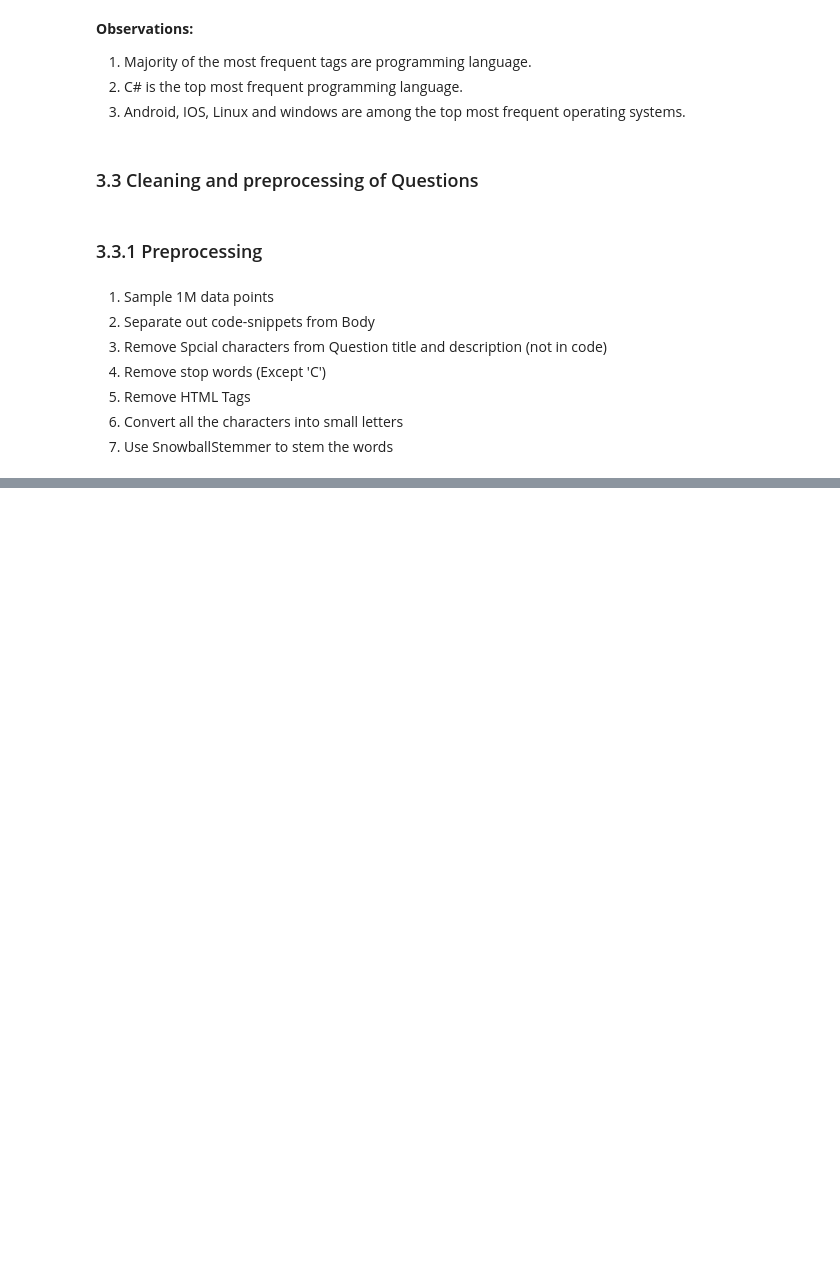
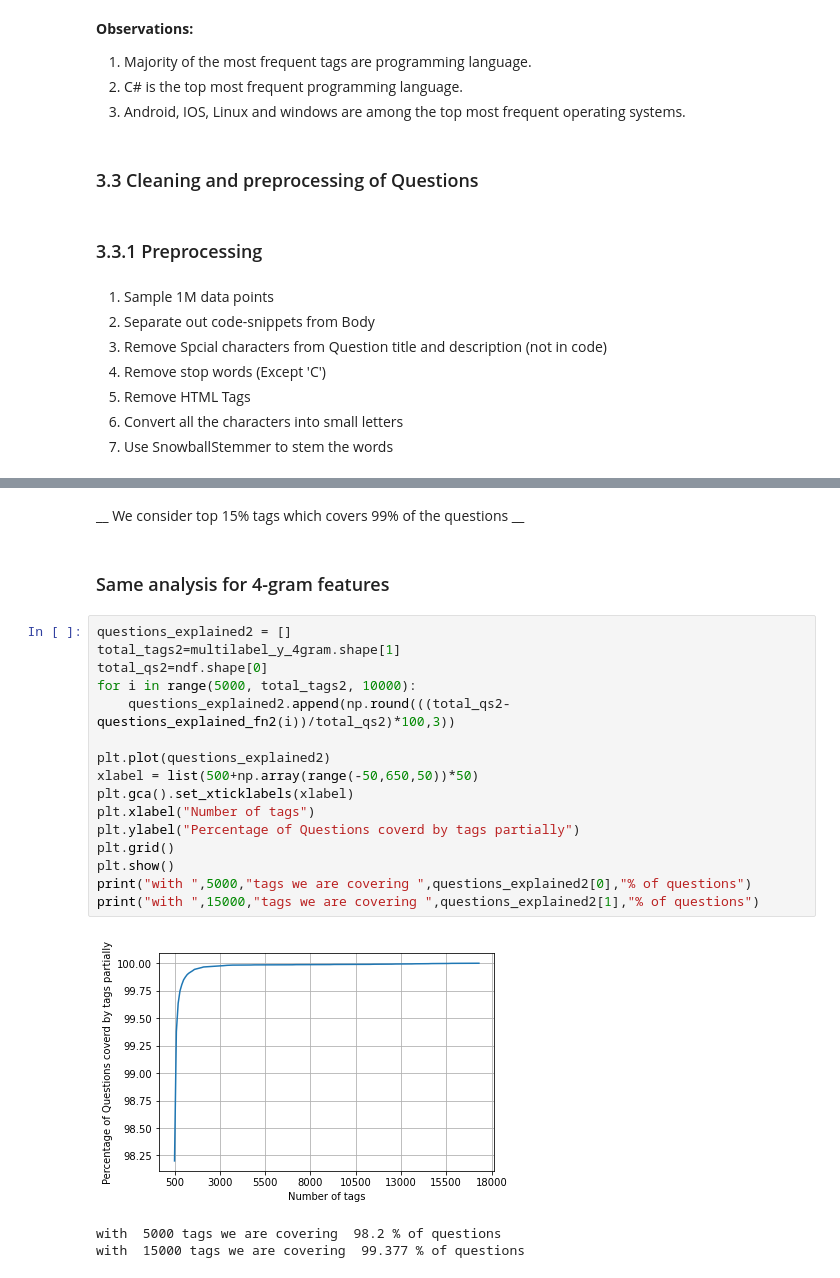
Before and after one commit to Sahil-Chavan/Stackoverflow_Tag_Prediction, a Jupyter notebook: SO_Tag_Prediction.ipynb, the cells around one changed output, grey strips where cells are left out. Cells and saved outputs as stored; diff of their text form; blank space fills up the shorter version.

```diff
--- a/SO_Tag_Prediction.ipynb
+++ b/SO_Tag_Prediction.ipynb
@@ -550,0 +944,24 @@ plt.show()
+# %% [markdown]
+__ We consider top 15% tags which covers  99% of the questions __
+# %% [markdown]
+### Same analysis for 4-gram features
+# %%
+questions_explained2 = []
+total_tags2=multilabel_y_4gram.shape[1]
+total_qs2=ndf.shape[0]
+for i in range(5000, total_tags2, 10000):
+    questions_explained2.append(np.round(((total_qs2-questions_explained_fn2(i))/total_qs2)*100,3))
+
+plt.plot(questions_explained2)
+xlabel = list(500+np.array(range(-50,650,50))*50)
+plt.gca().set_xticklabels(xlabel)
+plt.xlabel("Number of tags")
+plt.ylabel("Percentage of Questions coverd by tags partially")
+plt.grid()
+plt.show()
+print("with ",5000,"tags we are covering ",questions_explained2[0],"% of questions")
+print("with ",15000,"tags we are covering ",questions_explained2[1],"% of questions")
+# %% [output]
+[figure, added]
+with  5000 tags we are covering  98.2 % of questions
+with  15000 tags we are covering  99.377 % of questions
```
Also changed, not shown: parts of 44 cells of this notebook.
